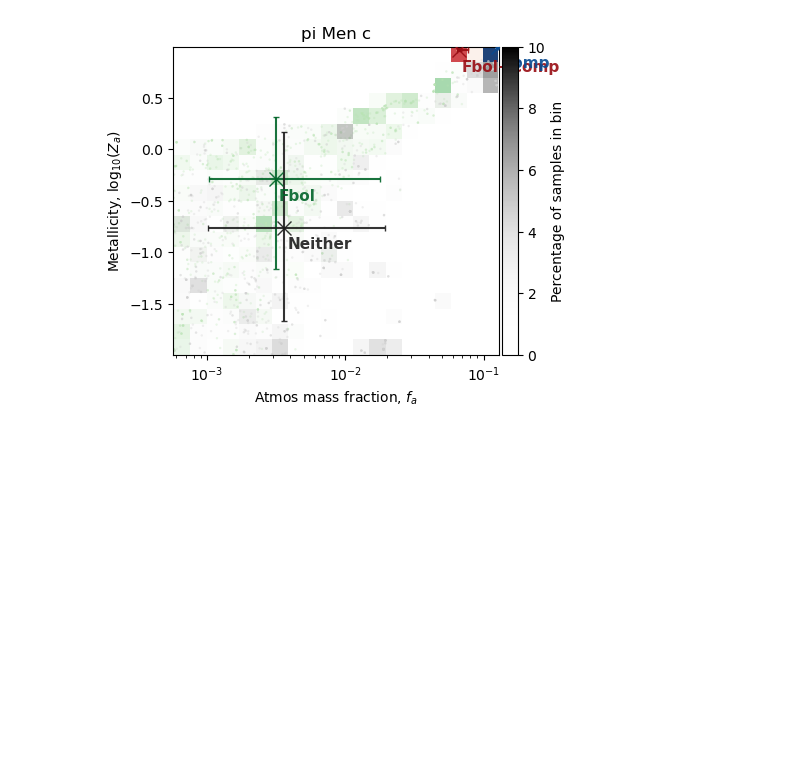
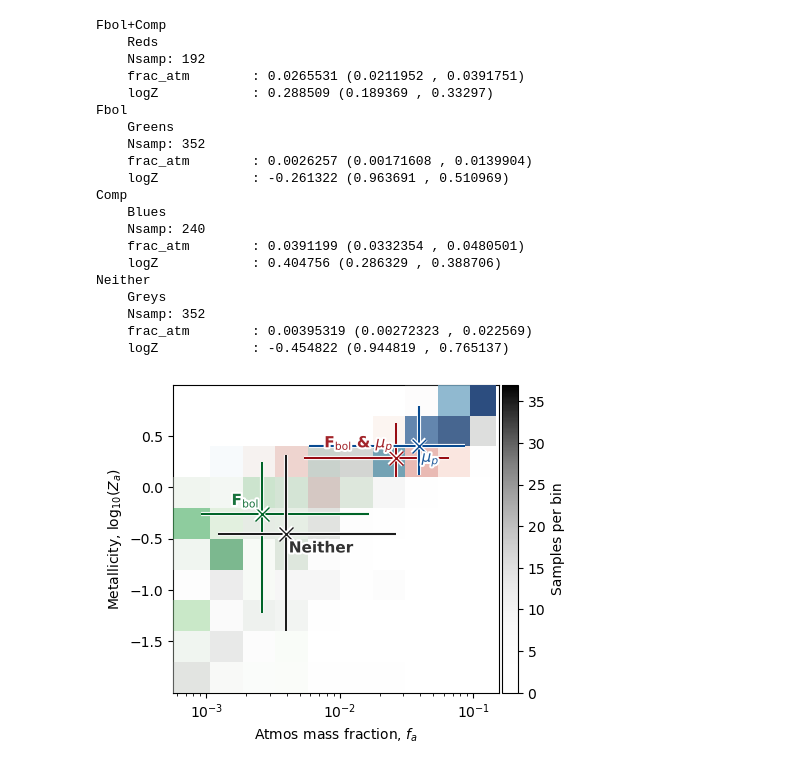
Before and after one commit to nichollsh/InferAGNI, a Jupyter notebook: notebooks/paper_inst.ipynb, the cells around one changed output. Cells and saved outputs as stored; diff of their text form; code cells hidden in the pictures; blank space fills up the shorter version.

Commit message:
Interpolate log-variables. Demixing curves. Rename functions and imports. Version bump

```diff
--- a/notebooks/paper_inst.ipynb
+++ b/notebooks/paper_inst.ipynb
@@ -18,7 +18,7 @@ cases = {"Fbol+Comp":None, "Fbol":None, "Comp":None, "Neither":None}
 
 outdir = "output/"
 planet = "pi_Men_c"
-end_frac = 0.1
+end_frac = 0.01
 
 for k in cases.keys():
     outdir_planet = os.path.join(outdir,f"{planet}({k})")
@@ -68,10 +68,10 @@ fig,ax = plt.subplots(1,1, figsize=(5,4))
 xkey = "frac_atm"
 ykey = "logZ" # μ_phot
 
-nbins = 20
+nbins = 10
 scat_val = 0.3
 
-plot_types = ["hist2d","scatter"]
+plot_types = ["hist2d"]
 
 cmap_dict = {
     "Fbol+Comp": "Reds",
@@ -122,14 +122,17 @@ for k in cases.keys():
     if varprops[ykey].log:
         ybins = 10**ybins
 
-    counts *= 100/len(counts.flatten())
+    # counts *= 100/len(counts.flatten())
     max_counts = max(max_counts, np.amax(counts))
 
     hist[k] = (counts.T, xbins, ybins)
 norm = mpl.colors.Normalize(vmin=0, vmax=max_counts)
 
 
+zorder = 20
 for k in cases.keys():
+    print(k)
+    print("    "+cmap_dict[k])
 
     cmap_orig = deepcopy(plt.get_cmap(cmap_dict[k]))
     cmap = cmap_orig(np.arange(cmap_orig.N))
@@ -138,6 +141,7 @@ for k in cases.keys():
 
     x = cases[k]["samps"][xkey] * varprops[xkey].scale
     y = cases[k]["samps"][ykey] * varprops[ykey].scale
+    print(f"    Nsamp: {len(x)}")
 
     counts = hist[k][0]
     xbins = hist[k][1]
@@ -145,58 +149,95 @@ for k in cases.keys():
     xbins_mid = (xbins[1:]+xbins[:-1])/2
     ybins_mid = (ybins[1:]+ybins[:-1])/2
 
-    for plot_type in plot_types:
+    for i,plot_type in enumerate(plot_types):
 
         if plot_type=="scatter":
-            ax.scatter(x,y, color=cmap(scat_val), s=3, edgecolors='none')
+            ax.scatter(x,y, color=cmap(scat_val), s=3, edgecolors='none',
+                       rasterized=True, zorder=zorder+i)
 
         elif plot_type == "hist2d":
             ax.pcolormesh(xbins_mid, ybins_mid, counts,
-                                cmap=cmap, norm=norm
+                                cmap=cmap, norm=norm, rasterized=True, zorder=zorder+i
                                 )
 
         elif plot_type == "contourf":
             ax.contourf(xbins_mid, ybins_mid, counts, levels=np.shape(counts)[1],
-                                cmap=cmap, norm=norm
+                                cmap=cmap, norm=norm, zorder=zorder+i
                                 )
 
         elif plot_type == "contour":
             ax.contour(xbins_mid, ybins_mid, counts, levels=np.shape(counts)[1],
-                                cmap=cmap, norm=norm
+                                cmap=cmap, norm=norm, zorder=zorder+i
                                 )
 
         else:
             raise ValueError("Invalid plot type:", plot_type)
 
+    _pe_text = [mpl.patheffects.Stroke(linewidth=3, foreground='w'), mpl.patheffects.Normal()]
 
+
+    lbl = f"{k}"
+    col = cmap(0.9)
     x0 = np.median(x)
     y0 = np.median(y)
-    lbl = f"{k}"
-    col = cmap(0.9)
-    ax.errorbar([x0], [y0],
-                xerr=[[x0-np.percentile(x, 16)], [np.percentile(x, 84)-x0]],
-                yerr=[[y0-np.percentile(y, 16)], [np.percentile(y, 84)-y0]],
-                color=col, marker='x', markersize=10, label=lbl,zorder=10,capsize=2)
-    ax.annotate(lbl, (x0, y0), (2,-15), color=col, weight='bold', textcoords='offset points',zorder=12, fontsize=11)
+    xerr = [[x0-np.percentile(x, 16)], [np.percentile(x, 84)-x0]]
+    yerr = [[y0-np.percentile(y, 16)], [np.percentile(y, 84)-y0]]
+    print(f"    {xkey:16s}: {x0:g} ({xerr[0][0]:g} , {xerr[1][0]:g})")
+    print(f"    {ykey:16s}: {y0:g} ({yerr[0][0]:g} , {yerr[1][0]:g})")
+    ax.errorbar([x0], [y0], xerr=xerr, yerr=yerr,
+                color=col, alpha=1, path_effects=_pe_text,
+                marker='x', markersize=10, label=lbl,zorder=50)
+
+    if "Fbol" in lbl:
+        offset = (-2,10)
+        ha = 'right'
+    else:
+        offset = (2,-10)
+        ha = 'left'
+    lbl = lbl.replace("Fbol",r"F$_{\text{bol}}$")
+    lbl = lbl.replace("Comp",r"$\mu_p$")
+    lbl = lbl.replace("+"," & ")
+    ax.annotate(lbl, (x0, y0), offset, color=col, weight='bold', ha=ha, va='center',
+                textcoords='offset points',zorder=52, fontsize=11, path_effects=_pe_text)
 
 if plot_type != ["scatter"]:
     sm = mpl.cm.ScalarMappable(cmap=cmap, norm=norm)
-    cbar = fig.colorbar(sm, ax=ax, pad=0.01, label="Percentage of samples in bin")
+    cbar = fig.colorbar(sm, ax=ax, pad=0.01, label="Samples per bin")
 
 ax.set_ylabel(varprops[ykey].label)
 ax.set_xlabel(varprops[xkey].label)
 if varprops[xkey].log:
     ax.set_xscale("log")
 if varprops[ykey].log:
     ax.set_yscale("log")
 
 ax.set_xlim(np.amin(xbins), np.amax(xbins))
 ax.set_ylim(np.amin(ybins), np.amax(ybins))
 
 # ax.legend(ncols=2)
-ax.set_title(planet.replace("_"," "))
+# ax.set_title(planet.replace("_"," "))
 
 fig.savefig(os.path.join(outdir,"ia_Fbol.pdf"),  dpi=DPI, bbox_inches="tight")
 plt.show()
 # %% [output]
+Fbol+Comp
+    Reds
+    Nsamp: 192
+    frac_atm        : 0.0265531 (0.0211952 , 0.0391751)
+    logZ            : 0.288509 (0.189369 , 0.33297)
+Fbol
+    Greens
+    Nsamp: 352
+    frac_atm        : 0.0026257 (0.00171608 , 0.0139904)
+    logZ            : -0.261322 (0.963691 , 0.510969)
+Comp
+    Blues
+    Nsamp: 240
+    frac_atm        : 0.0391199 (0.0332354 , 0.0480501)
+    logZ            : 0.404756 (0.286329 , 0.388706)
+Neither
+    Greys
+    Nsamp: 352
+    frac_atm        : 0.00395319 (0.00272323 , 0.022569)
+    logZ            : -0.454822 (0.944819 , 0.765137)
-[figure, old version]
+[figure, new version]
```
Also changed, not shown: parts of 1 cell of this notebook, 12 other files.
